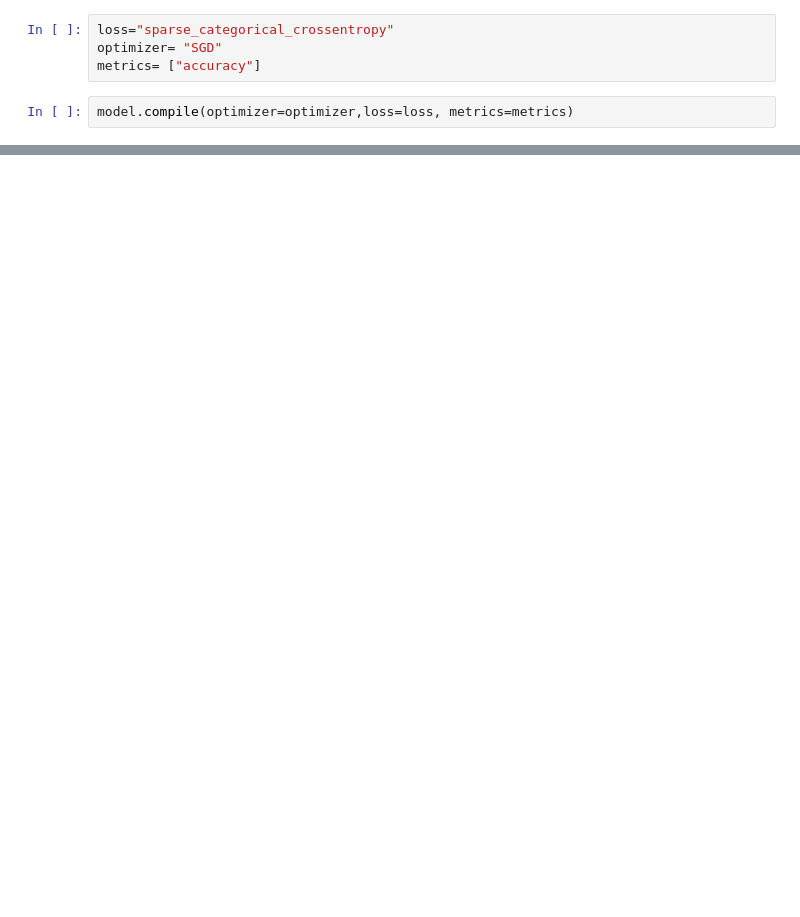
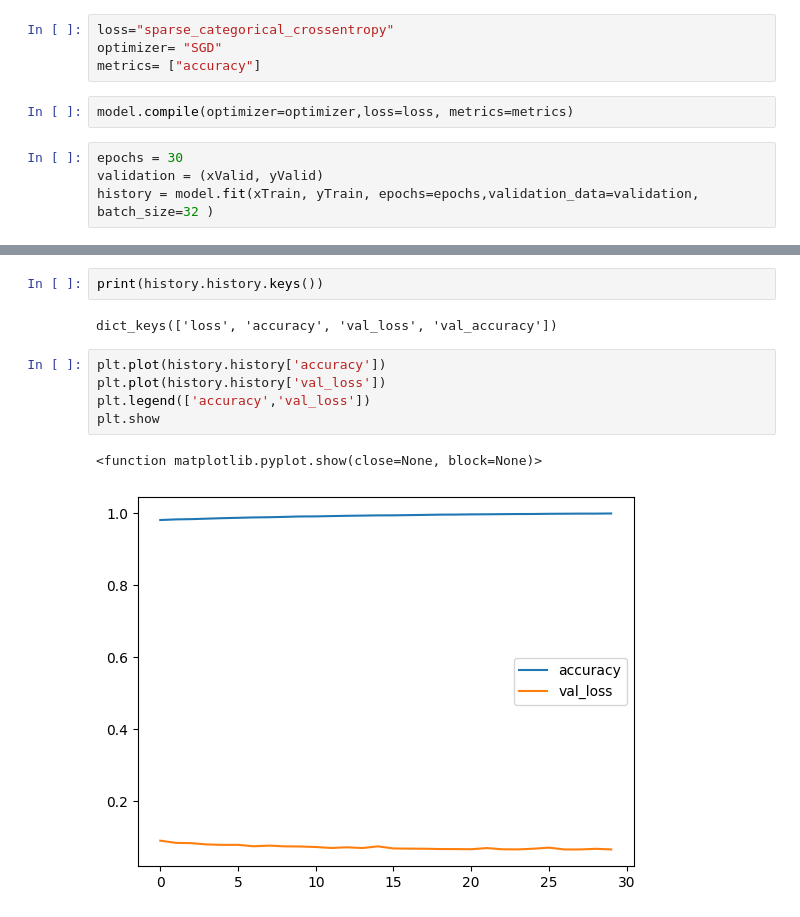
Before and after one commit to ajdhiman/Deep-Learning, a Jupyter notebook: Transfer_Learning.ipynb, the cells around one changed output, grey strips where cells are left out. Drawn from its saved outputs; the diff is of its cells as text; blank space fills up the shorter version.

```diff
--- a/Transfer_Learning.ipynb
+++ b/Transfer_Learning.ipynb
@@ -94,3 +97,7 @@ optimizer= "SGD"
 metrics= ["accuracy"]
 # %%
 model.compile(optimizer=optimizer,loss=loss, metrics=metrics)
+# %%
+epochs = 30
+validation = (xValid, yValid)
+history = model.fit(xTrain, yTrain, epochs=epochs,validation_data=validation, batch_size=32 )
@@ -96,0 +122,12 @@ model.compile(optimizer=optimizer,loss=loss, metrics=metrics)
+# %%
+print(history.history.keys())
+# %% [output]
+dict_keys(['loss', 'accuracy', 'val_loss', 'val_accuracy'])
+# %%
+plt.plot(history.history['accuracy'])
+plt.plot(history.history['val_loss'])
+plt.legend(['accuracy','val_loss'])
+plt.show
+# %% [output]
+<function matplotlib.pyplot.show(close=None, block=None)>
+[figure, added]
```
Also changed, not shown: parts of 27 cells of this notebook.
